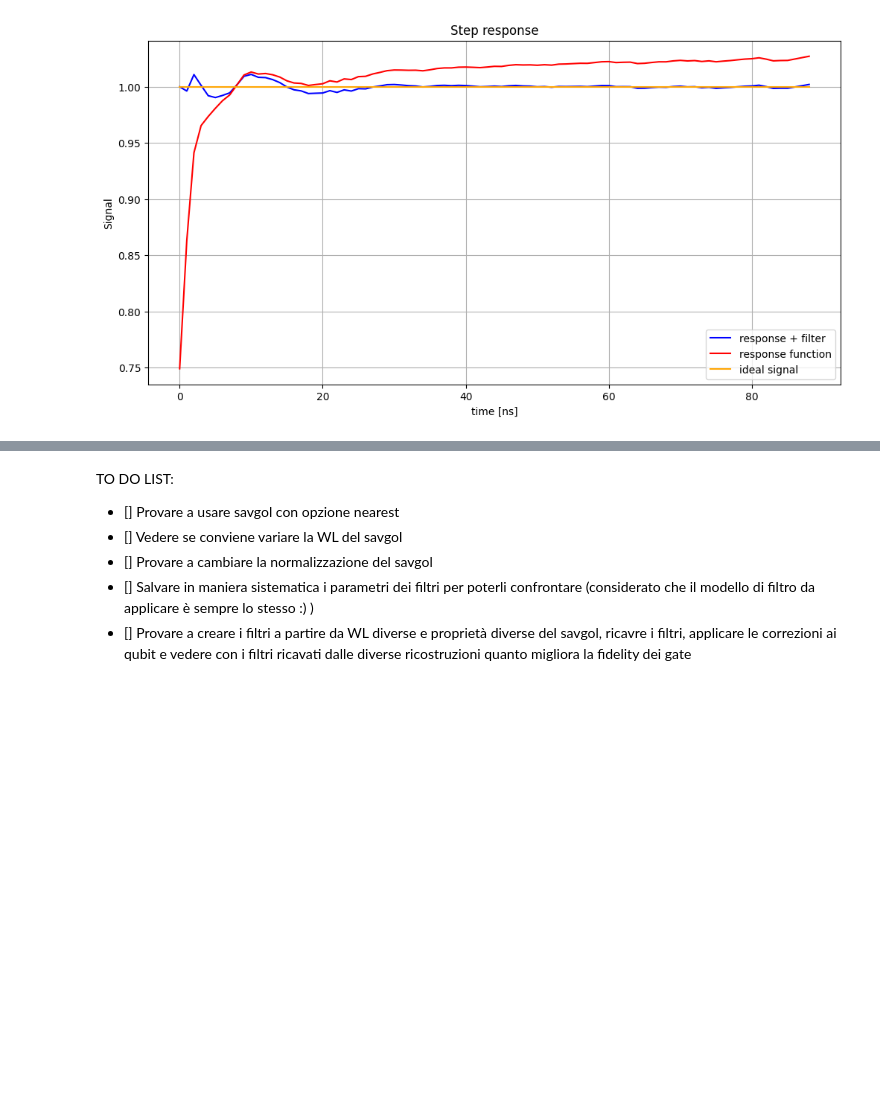
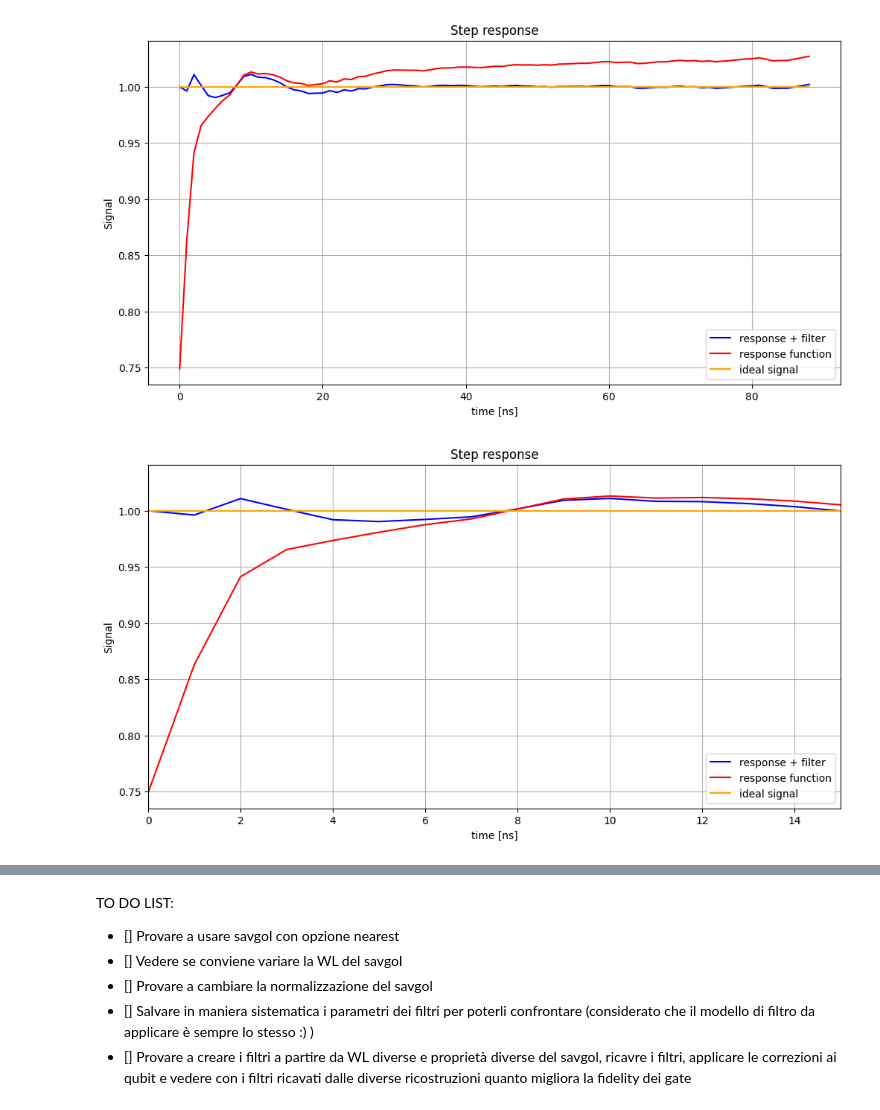
Before and after one commit to ElStabilini/cryoscope_tests, a Jupyter notebook: 7_long_acquisition.ipynb, the cells around one changed output, grey strips where cells are left out. Drawn from its saved outputs; the diff is of its cells as text; code cells hidden in the pictures; blank space fills up the shorter version.

Commit message:
save progress on FIR filter

```diff
--- a/7_long_acquisition.ipynb
+++ b/7_long_acquisition.ipynb
@@ -324,3 +324,22 @@ plt.grid()
 plt.show()
 # %% [output]
 [figure]
+# %%
+plt.figure(figsize=(12, 6))
+plt.plot(
+    t,
+    filtered_response,
+    color="blue",
+    label="response + filter",
+)
+plt.plot(reconstructed_response, color="red", label="response function")
+plt.plot(t, step(t, 0), color="orange", label="ideal signal")
+plt.xlabel("time [ns]")
+plt.xlim(0,15)
+plt.ylabel("Signal")
+plt.title("Step response")
+plt.legend()
+plt.grid()
+plt.show()
+# %% [output]
+[figure, added]
```
Also changed, not shown: parts of 3 cells of this notebook.
